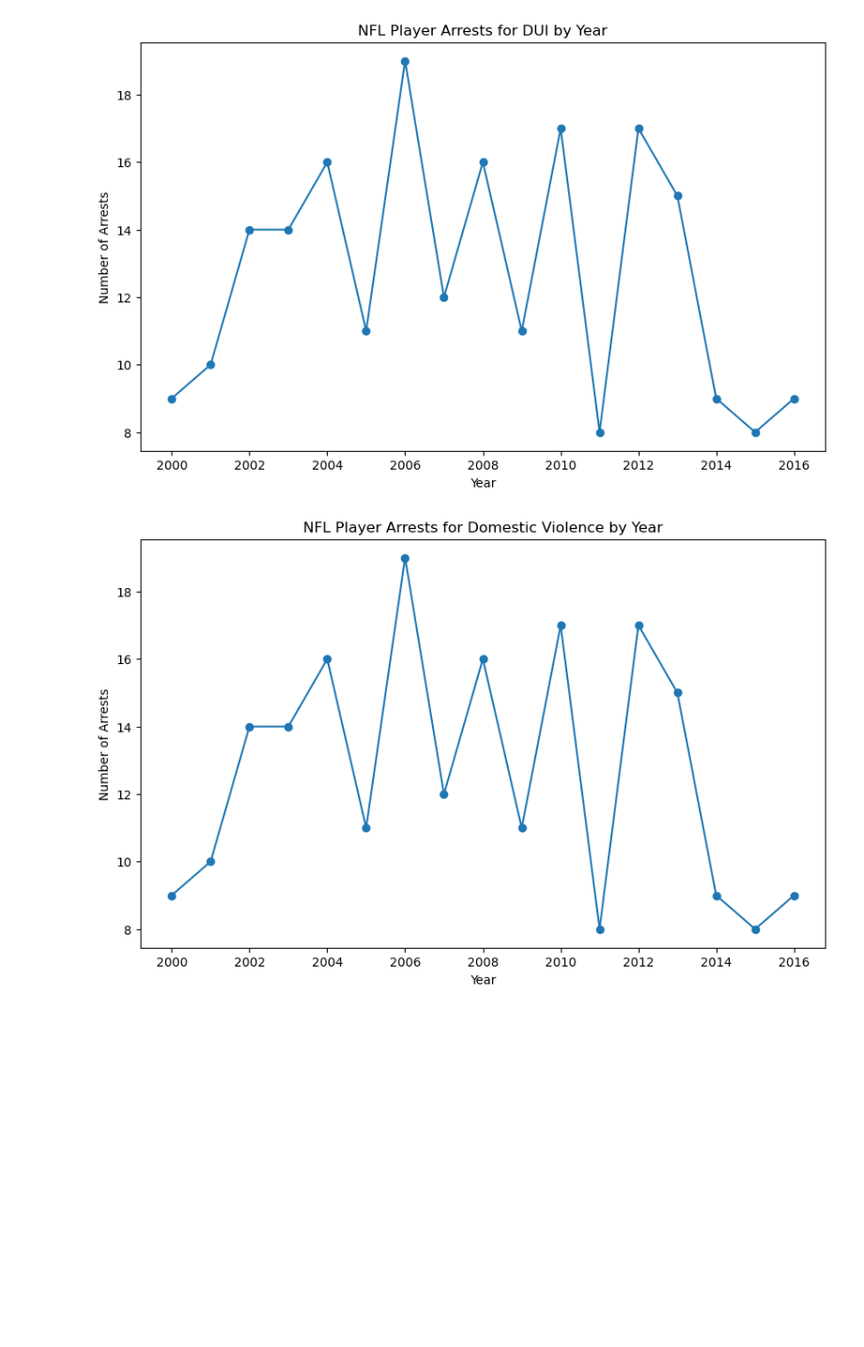
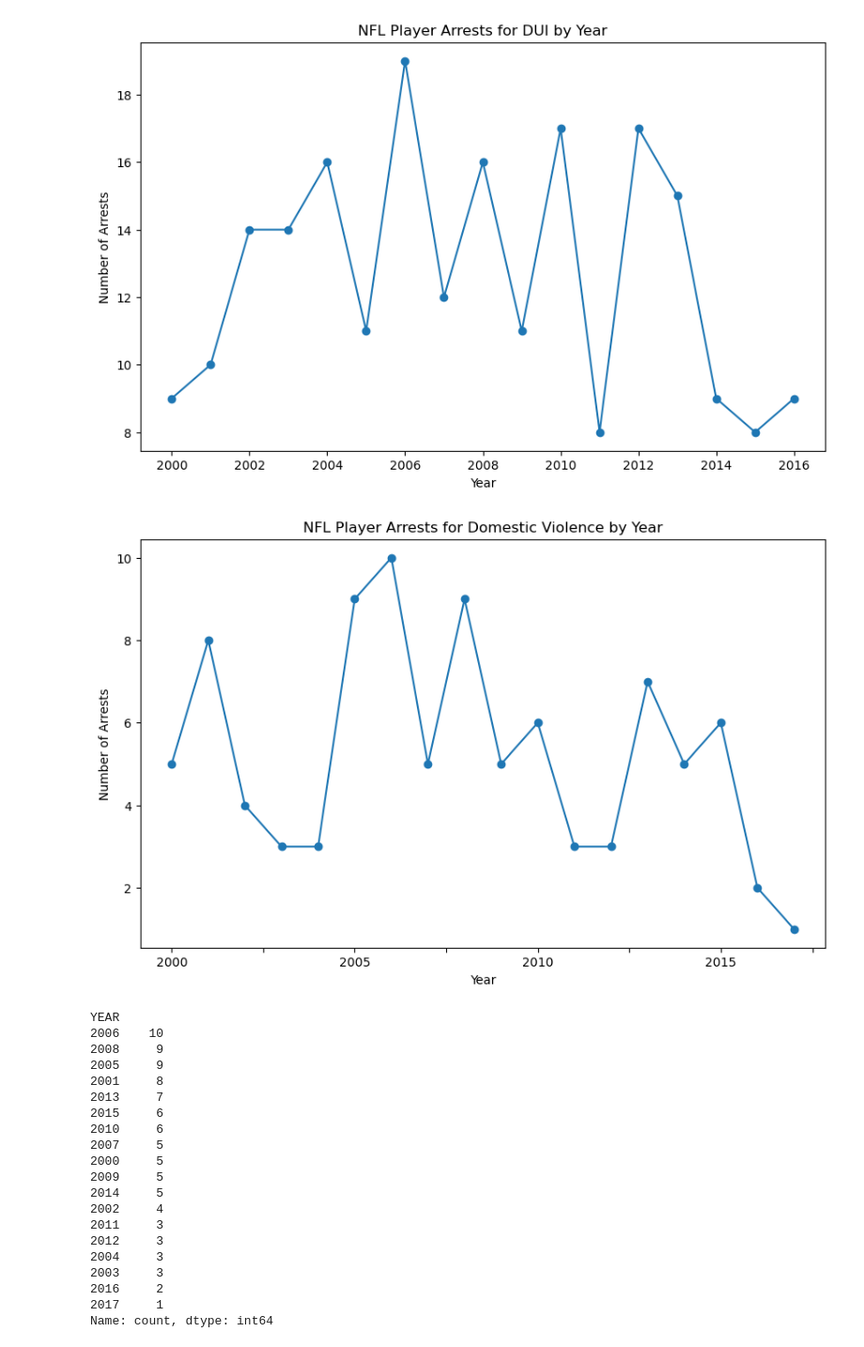
Before and after one commit to jystyn/nfl_arrest_analysis, a Jupyter notebook: 01_charts.ipynb, the cells around one changed output. Shown at 94% size. Drawn from its saved outputs; the diff is of its cells as text; code cells hidden in the pictures; blank space fills up the shorter version.

```diff
--- a/01_charts.ipynb
+++ b/01_charts.ipynb
@@ -56,18 +56,40 @@ plt.show()
 # %%
 # DV by Year Line Graph
 # Get Data
-dv_by_year = arrest_data.loc[arrest_data["CATEGORY"] == "Domestic Violence", :]["YEAR"].value_counts()
+dv_by_year = arrest_data.loc[arrest_data["CATEGORY"] == "Domestic violence", :]["YEAR"].value_counts()
 dv_by_year
 # Sort the Data
 dv_by_year_sorted = dv_by_year.sort_index()
 # Plot
 dv_by_year_sorted.plot(kind="line",figsize=(10,6), marker='o')
 plt.title("NFL Player Arrests for Domestic Violence by Year")
 plt.xlabel("Year")
 plt.ylabel("Number of Arrests")
 plt.show()
+
+print(dv_by_year)
 # %% [output]
-[figure, old version]
+[figure, new version]
+YEAR
+2006    10
+2008     9
+2005     9
+2001     8
+2013     7
+2015     6
+2010     6
+2007     5
+2000     5
+2009     5
+2014     5
+2002     4
+2011     3
+2012     3
+2004     3
+2003     3
+2016     2
+2017     1
+Name: count, dtype: int64
 # %%
 # Drug Arrests by Year Line Graph
 drugs_by_year = arrest_data.loc[arrest_data["CATEGORY"] == "Drugs", :]["YEAR"].value_counts()
```
